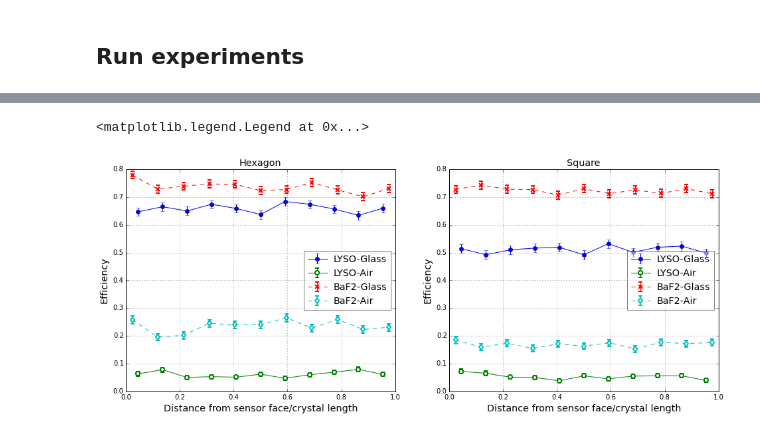
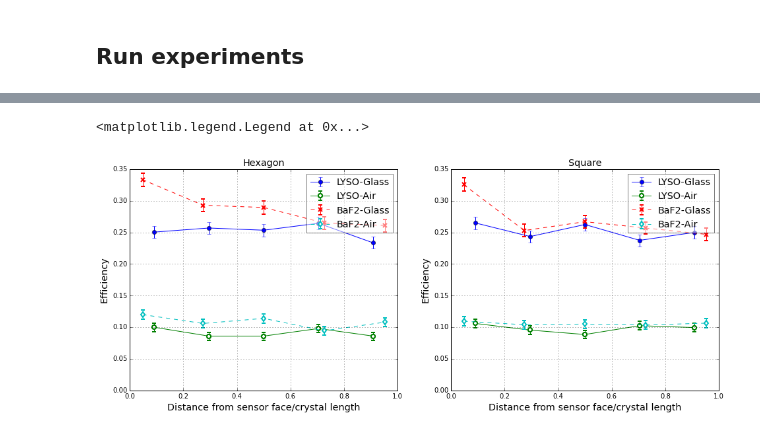
Before and after one commit to gitcheng/pycrysray, a Jupyter notebook: photon_collection_efficiency.ipynb, the cells around one changed output, grey strips where cells are left out. Drawn from its saved outputs; the diff is of its cells as text; code cells hidden in the pictures.

```diff
--- a/photon_collection_efficiency.ipynb
+++ b/photon_collection_efficiency.ipynb
@@ -34,16 +34,17 @@ Assume photons going from crystal (LYSO $n=1.82$ or BaF2 $n=1.47$) to glass ($n=
 # Surface property
 nlyso, nbaf2, nglass, nair = 1.82, 1.47, 1.52, 1.0
 # Wrapped surface
-lyso_wrap= dict(sigdif_crys=0.1, sigdif_wrap=20, pdif_wrap=0.89, prand_wrap=0.10,
+lyso_wrap= dict(sigdif_crys=0.1, pdif_crys=1.0, prand_crys=0.0, sigdif_wrap=20, pdif_wrap=0.89, prand_wrap=0.10,
                 idx_refract_in=nlyso, idx_refract_out=nair, sensitive=False, wrapped=True)
-baf2_wrap= dict(sigdif_crys=0.1, sigdif_wrap=20, pdif_wrap=0.89, prand_wrap=0.10,
-                idx_refract_in=nbaf2, idx_refract_out=nair, sensitive=False, wrapped=True)
+baf2_wrap= lyso_wrap.copy()
+baf2_wrap['idx_refract_in']= nbaf2
 # sensitive surface
-lyso_glass= dict(sigdif_crys=0.1, sigdif_wrap=20, pdif_wrap=0.89, prand_wrap=0.10,
-                 idx_refract_in=nlyso, idx_refract_out=nglass, sensitive=True, wrapped=False)
-lyso_air= dict(sigdif_crys=0.1, sigdif_wrap=20, pdif_wrap=0.89, prand_wrap=0.10,
-                 idx_refract_in=nlyso, idx_refract_out=nair, sensitive=True, wrapped=False)
-baf2_glass= dict(sigdif_crys=0.1, sigdif_wrap=20, pdif_wrap=0.89, prand_wrap=0.10,
-                 idx_refract_in=nbaf2, idx_refract_out=nglass, sensitive=True, wrapped=False)
-baf2_air= dict(sigdif_crys=0.1, sigdif_wrap=20, pdif_wrap=0.89, prand_wrap=0.10,
-                 idx_refract_in=nbaf2, idx_refract_out=nair, sensitive=True, wrapped=False)
+lyso_air= lyso_wrap.copy()
+lyso_air['sensitive']= True
+lyso_air['wrapped']= False
+lyso_glass= lyso_air.copy()
+lyso_glass['idx_refract_out']= nglass
+baf2_air= lyso_air.copy()
+baf2_air['idx_refract_in']= nbaf2
+baf2_glass= lyso_glass.copy()
+baf2_glass['idx_refract_in']= nbaf2
@@ -161,15 +171,16 @@ def crystal_zrange(crystal):
     zp= np.array(zp)
     return zp.min(), zp.max()
 # %%
+npoints= 5
 nprnd.seed(0)
 results= {}
 starttime= time.time()
 for crystal in [chex_la, chex_lg, chex_ba, chex_bg, crec_la, crec_lg, crec_ba, crec_bg]:
     zmin, zmax= crystal_zrange(crystal)
-    zpoints= np.linspace(zmin+0.5,zmax-0.5,11)
-    zpoints= np.array([np.zeros(11), np.zeros(11), zpoints])
+    zpoints= np.linspace(zmin+1.0,zmax-1.0, npoints)
+    zpoints= np.array([np.zeros(npoints), np.zeros(npoints), zpoints])
     zpoints= zpoints.transpose()
-    kwargs= dict(zpoints= zpoints, dz= 0.2, dr= 1.1, nperz= 1000, verbose=True)
+    kwargs= dict(zpoints= zpoints, dz= 0.2, dr= 1.1, nperz= 2000, mfp=170, verbose=True)
 
     print 'processing ', crystal.name,
     effs, errs= run_exp(crystal, **kwargs)
@@ -203,34 +214,34 @@ def eff_vs_z(ax, xp, results, key, **kwargs):
     ax.errorbar(xp, y, ey, **kwargs)
 # %%
 fig= figure(figsize=(16,6))
-xpl= np.linspace(0.5,10.5,11)/11.0
-xpb= np.linspace(0.5,20.5,11)/21.0
+xpl= np.linspace(1.0,10.0,npoints)/11.0
+xpb= np.linspace(1.0,20.0,npoints)/21.0
 
 ax= plt.subplot(121)
 eff_vs_z(ax, xpl, results, 'chex_lg', fmt='bo-', label='LYSO-Glass')
 eff_vs_z(ax, xpl, results, 'chex_la', fmt='go-', label='LYSO-Air', mfc='w', mec='g', mew=2)
 eff_vs_z(ax, xpb, results, 'chex_bg', fmt='rx--', label='BaF2-Glass', mew=2)
 eff_vs_z(ax, xpb, results, 'chex_ba', fmt='cd--', label='BaF2-Air', mfc='w', mec='c', mew=2)
 ax.set_title('Hexagon', fontsize='x-large')
 ax.set_xlabel('Distance from sensor face/crystal length', fontsize='x-large')
 ax.set_ylabel('Efficiency', fontsize='x-large')
-ax.set_ylim(0,0.8)
+ax.set_ylim(0,0.35)
 ax.grid()
-ax.legend(numpoints=1, framealpha=0.5, fontsize='x-large', loc='center right')
+ax.legend(numpoints=1, framealpha=0.5, fontsize='x-large', loc='upper right')
 
 ax= plt.subplot(122)
 eff_vs_z(ax, xpl, results, 'crec_lg', fmt='bo-', label='LYSO-Glass')
 eff_vs_z(ax, xpl, results, 'crec_la', fmt='go-', label='LYSO-Air', mfc='w', mec='g', mew=2)
 eff_vs_z(ax, xpb, results, 'crec_bg', fmt='rx--', label='BaF2-Glass', mew=2)
 eff_vs_z(ax, xpb, results, 'crec_ba', fmt='cd--', label='BaF2-Air', mfc='w', mec='c', mew=2)
 ax.set_title('Square', fontsize='x-large')
 ax.set_xlabel('Distance from sensor face/crystal length', fontsize='x-large')
 ax.set_ylabel('Efficiency', fontsize='x-large')
-ax.set_ylim(0,0.8)
+ax.set_ylim(0,0.35)
 ax.grid()
-ax.legend(numpoints=1, framealpha=0.5, fontsize='x-large', loc='center right')
+ax.legend(numpoints=1, framealpha=0.5, fontsize='x-large', loc='upper right')
 # %% [output]
 <matplotlib.legend.Legend at 0x...>
-[figure, old version]
+[figure, new version]
 # %%
 fig.savefig('plots/photon_collection_eff_result.pdf')
```
Also changed, not shown: parts of 6 cells of this notebook, 2 other files.
